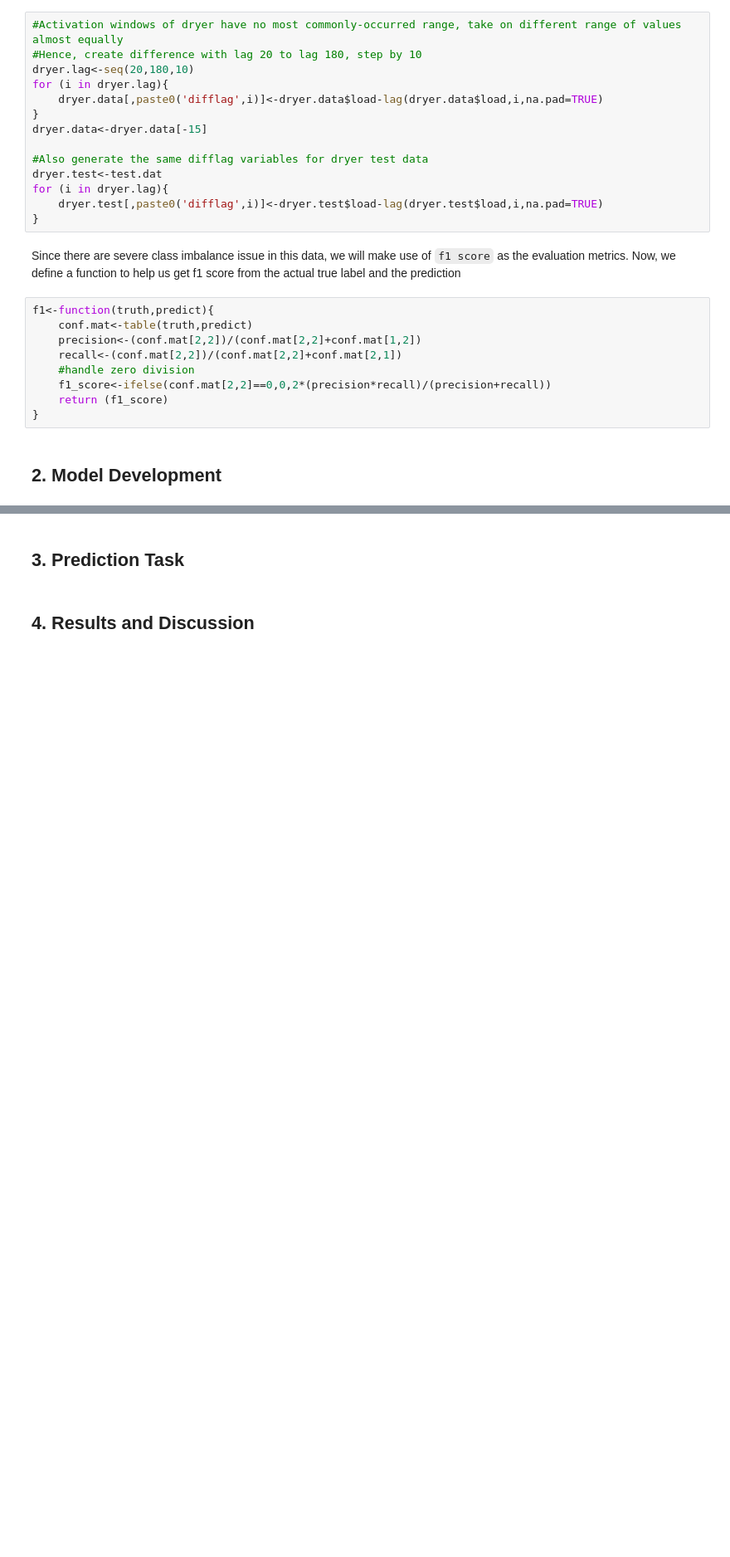
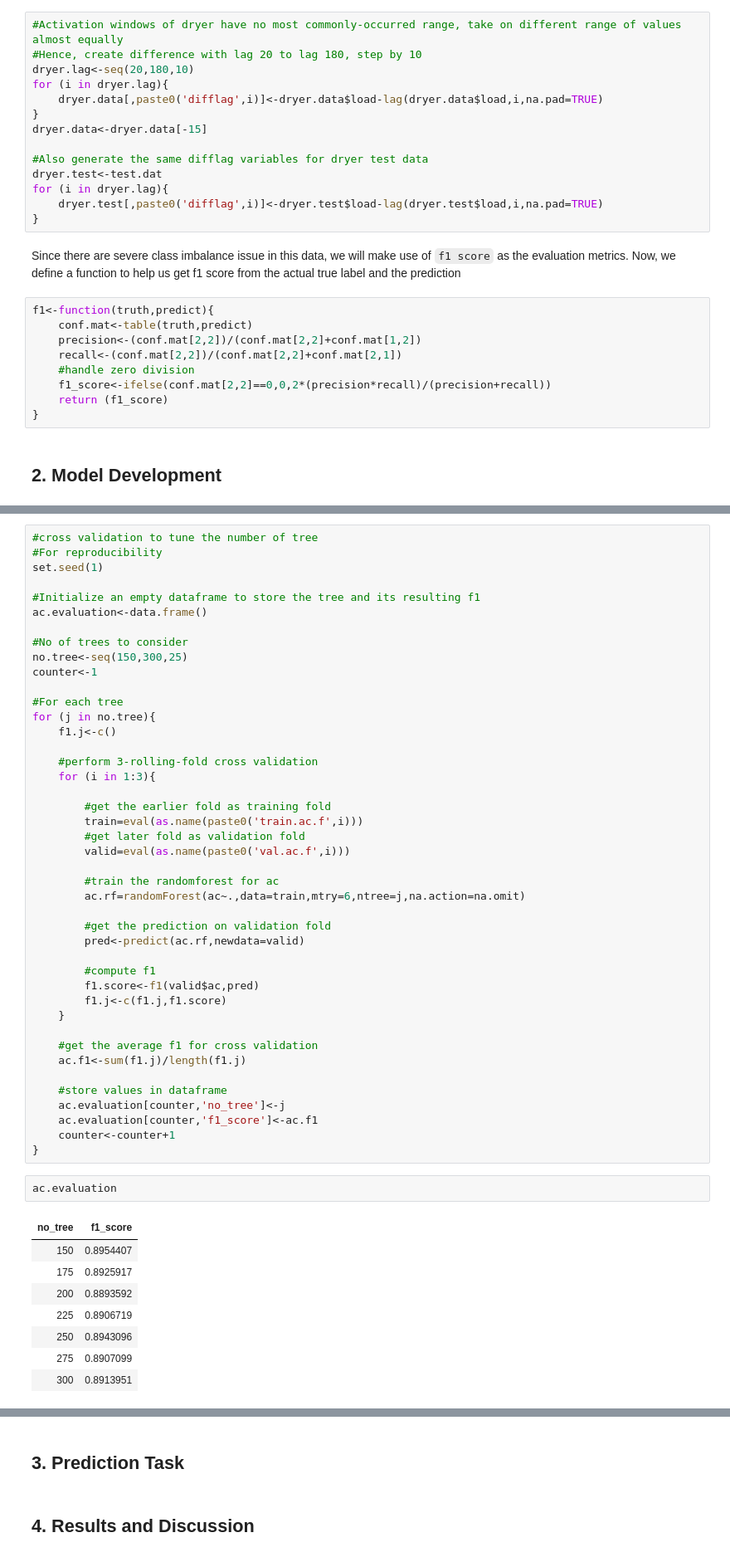
Before and after one commit to DanielTranDS/Appliance-EDA-Classification, a Jupyter notebook: AppliancesClassification_Codes.ipynb, the cells around one changed output, grey strips where cells are left out. Shown at 83% size. Cells and saved outputs as stored; diff of their text form; blank space fills up the shorter version.

```diff
--- a/AppliancesClassification_Codes.ipynb
+++ b/AppliancesClassification_Codes.ipynb
@@ -512,0 +573,54 @@ f1<-function(truth,predict){
+# %%
+#cross validation to tune the number of tree
+#For reproducibility
+set.seed(1)
+
+#Initialize an empty dataframe to store the tree and its resulting f1
+ac.evaluation<-data.frame()
+
+#No of trees to consider
+no.tree<-seq(150,300,25)
+counter<-1
+
+#For each tree
+for (j in no.tree){
+    f1.j<-c()
+
+    #perform 3-rolling-fold cross validation
+    for (i in 1:3){
+
+        #get the earlier fold as training fold
+        train=eval(as.name(paste0('train.ac.f',i)))
+        #get later fold as validation fold
+        valid=eval(as.name(paste0('val.ac.f',i)))
+
+        #train the randomforest for ac
+        ac.rf=randomForest(ac~.,data=train,mtry=6,ntree=j,na.action=na.omit)
+
+        #get the prediction on validation fold
+        pred<-predict(ac.rf,newdata=valid)
+
+        #compute f1
+        f1.score<-f1(valid$ac,pred)
+        f1.j<-c(f1.j,f1.score)
+    }
+
+    #get the average f1 for cross validation
+    ac.f1<-sum(f1.j)/length(f1.j)
+
+    #store values in dataframe
+    ac.evaluation[counter,'no_tree']<-j
+    ac.evaluation[counter,'f1_score']<-ac.f1
+    counter<-counter+1
+}
+# %%
+ac.evaluation
+# %% [output]
+| no_tree | f1_score |
+| 150 | 0.8954407 |
+| 175 | 0.8925917 |
+| 200 | 0.8893592 |
+| 225 | 0.8906719 |
+| 250 | 0.8943096 |
+| 275 | 0.8907099 |
+| 300 | 0.8913951 |
```
Also changed, not shown: parts of 16 cells of this notebook.
